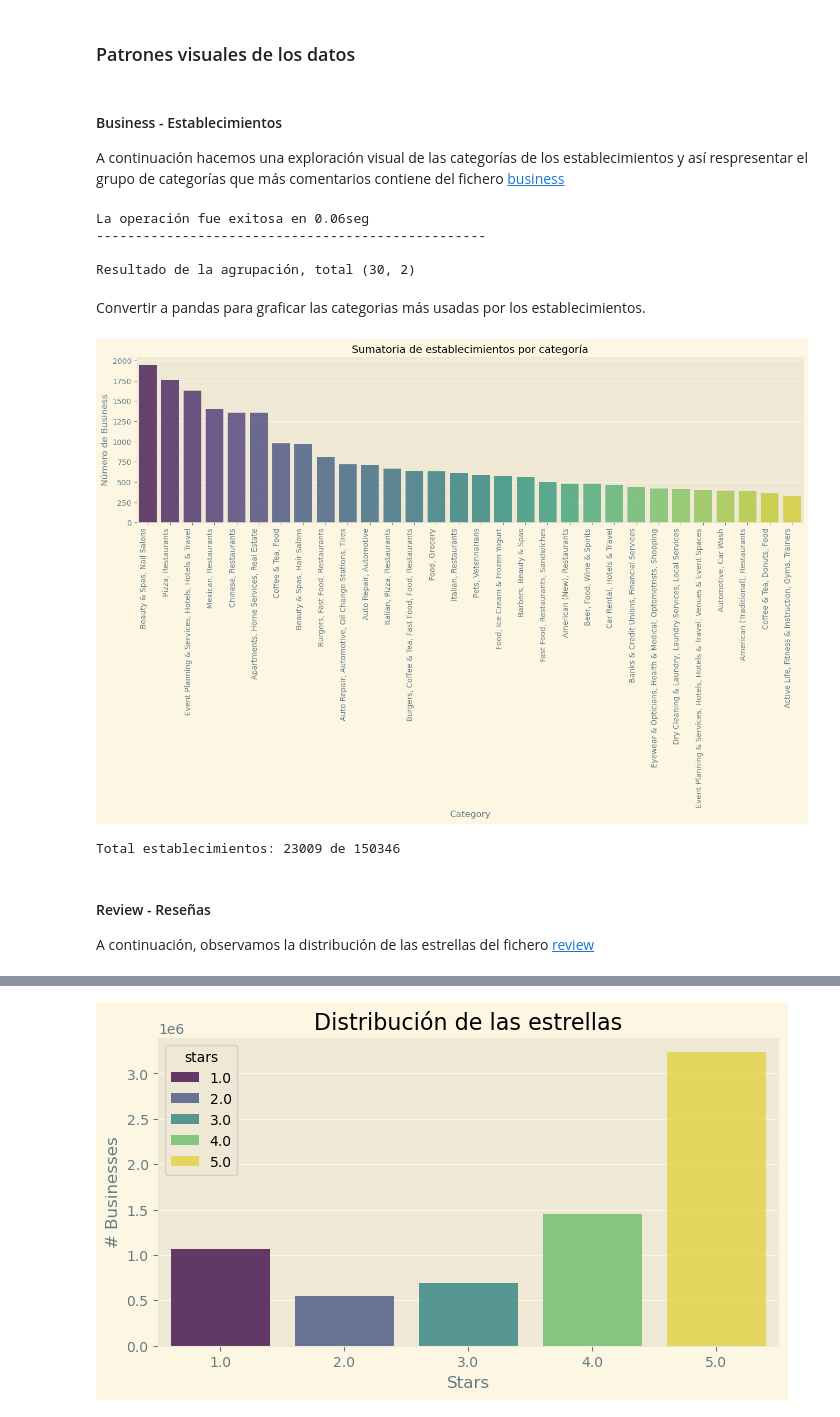
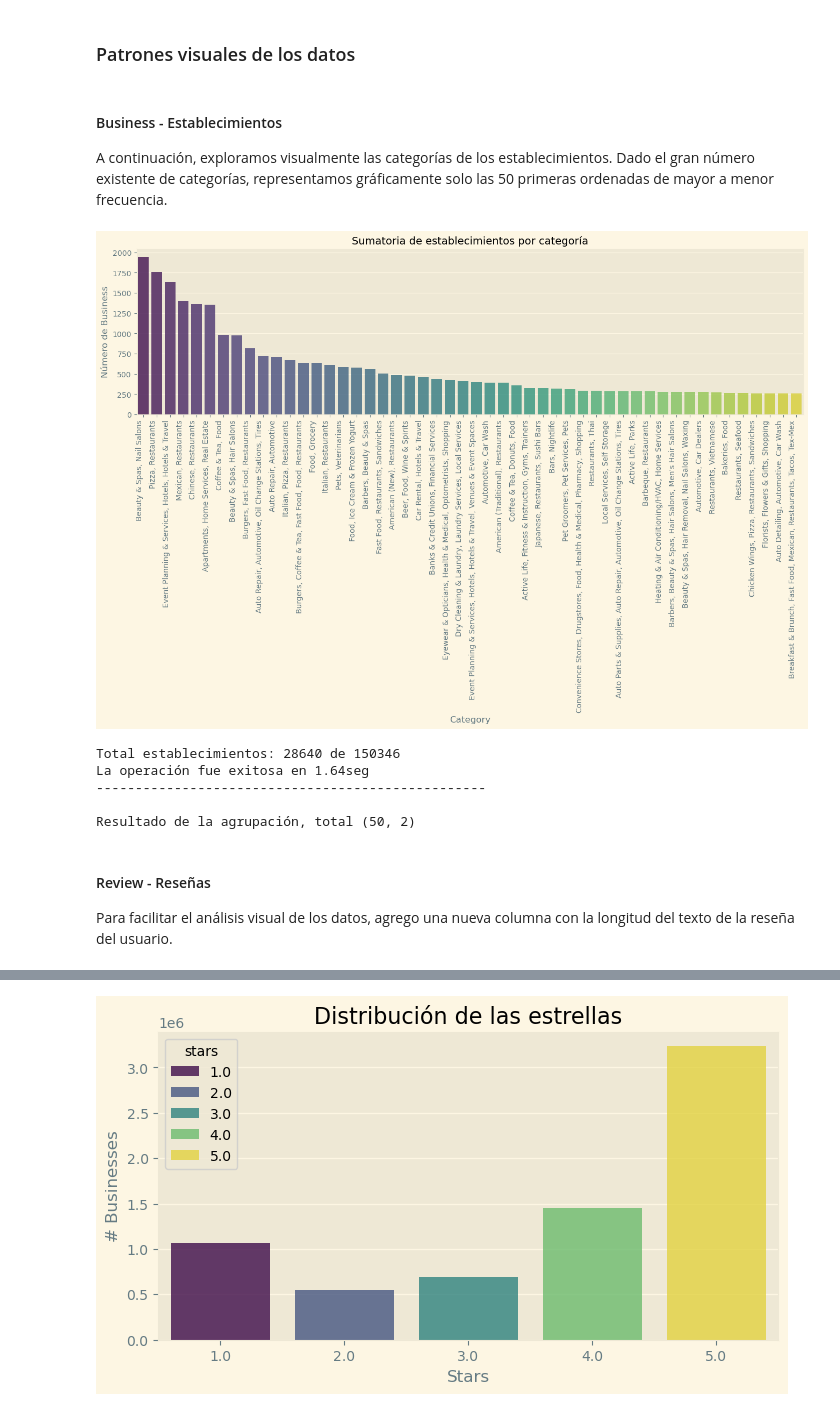
Before and after one commit to ceuratfmg2mai/fakereviews, a Jupyter notebook: 01. procesamiento_datos_yelp.ipynb, the cells around one changed output, grey strips where cells are left out. Saved outputs shown, nothing was run; the diff lists cells and outputs as text; code cells hidden in the pictures.

```diff
--- a/01. procesamiento_datos_yelp.ipynb
+++ b/01. procesamiento_datos_yelp.ipynb
@@ -305,51 +307,46 @@ shape: (5, 22)
 ### Patrones visuales de los datos
 # %% [markdown]
 #### Business - Establecimientos
-A continuación hacemos una exploración visual de las categorías de los establecimientos y así respresentar el grupo de categorías que más comentarios contiene del fichero [business](yelp_academic_dataset_business.json)
+A continuación, exploramos visualmente las categorías de los establecimientos. Dado el gran número existente de categorías, representamos gráficamente solo las 50 primeras ordenadas de mayor a menor frecuencia.
 # %%
 start_time=time.time()
 try:
     #Agrupación por la categoría
-    max_categorias_business = 30
+    max_categorias_business = 50
     df_count_categories_business_pl = df_data_business_pl.group_by("categories").agg(
         pl.len().alias("count")  # pl.count() cuenta las filas en cada grupo
     ).sort("count", descending=True)
     df_count_categories_business_pl = df_count_categories_business_pl.limit(max_categorias_business)
+    df_category_counts_pd = df_count_categories_business_pl.to_pandas()
+    plt.figure(figsize=(16,4))
+    sns.barplot(x='categories', y='count',data=df_category_counts_pd, alpha=0.8, palette='viridis',hue='categories')
+    plt.title("Sumatoria de establecimientos por categoría",fontsize=14)
+    plt.xticks(rotation=90, ha='right')
+    plt.ylabel('Número de Business', fontsize=12)
+    plt.xlabel('Category', fontsize=12)
+    plt.show()
+    print(f'Total establecimientos: {df_category_counts_pd['count'].sum()} de {df_data_business_pl.shape[0]}')
 
 except Exception as e:
     print(f"An error occurred: {e}")
 else:
     print(f"La operación fue exitosa en {time.time()-start_time:.2f}seg")
-    # Muestra las primeras 5 filas del DataFrame
     print("-" * 50 + "\n")
     # Ver el resultado
     print(f'Resultado de la agrupación, total {df_count_categories_business_pl.shape}')
     #display(df_count_categories_business_pl.head(5))
+    df_count_categories_business_pl = None
 # %% [output]
+[figure, added]
-La operación fue exitosa en 0.06seg
+Total establecimientos: 28640 de 150346
+La operación fue exitosa en 1.64seg
 --------------------------------------------------
 
-Resultado de la agrupación, total (30, 2)
+Resultado de la agrupación, total (50, 2)
-# %% [markdown]
-Convertir a pandas para graficar las categorias más usadas por los establecimientos.
-# %%
-# Convertir a pandas para graficar
-df_category_counts_pd = df_count_categories_business_pl.to_pandas()
-plt.figure(figsize=(16,4))
-sns.barplot(x='categories', y='count',data=df_category_counts_pd, alpha=0.8, palette='viridis',hue='categories')
-plt.title("Sumatoria de establecimientos por categoría",fontsize=14)
-plt.xticks(rotation=90, ha='right')
-plt.ylabel('Número de Business', fontsize=12)
-plt.xlabel('Category', fontsize=12)
-plt.show()
-print(f'Total establecimientos: {df_category_counts_pd['count'].sum()} de {df_data_business_pl.shape[0]}')
-# %% [output]
-[figure, removed]
-Total establecimientos: 23009 de 150346
 # %% [markdown]
 #### Review - Reseñas
 
-A continuación, observamos la distribución de las estrellas del fichero [review](yelp_academic_dataset_review_selected.jsonl)
+Para facilitar el análisis visual de los datos, agrego una nueva columna con la longitud del texto de la reseña del usuario.
 # %%
 start_time=time.time()
 try:
```
Also changed, not shown: parts of 35 cells of this notebook.
